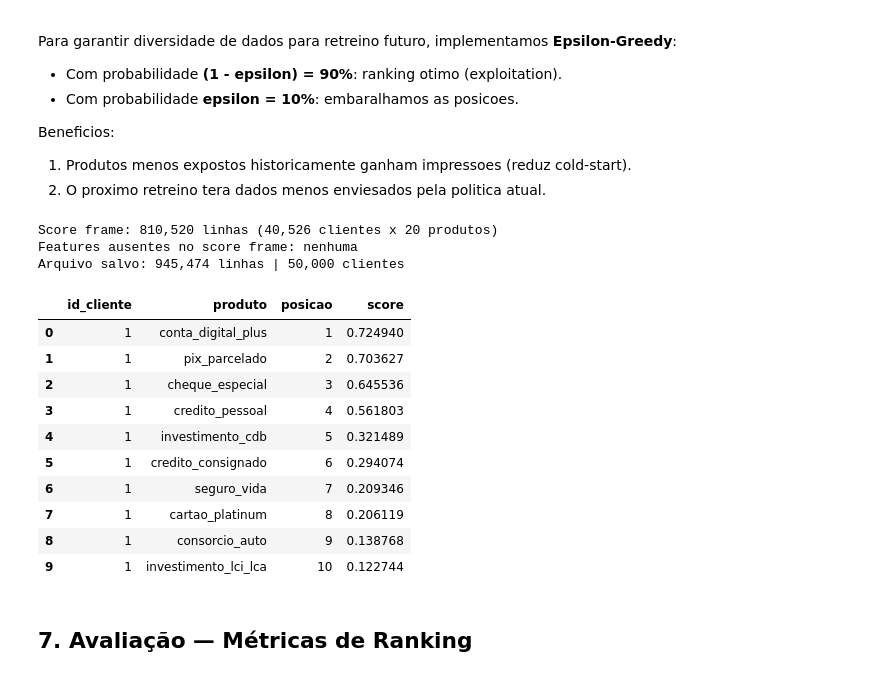
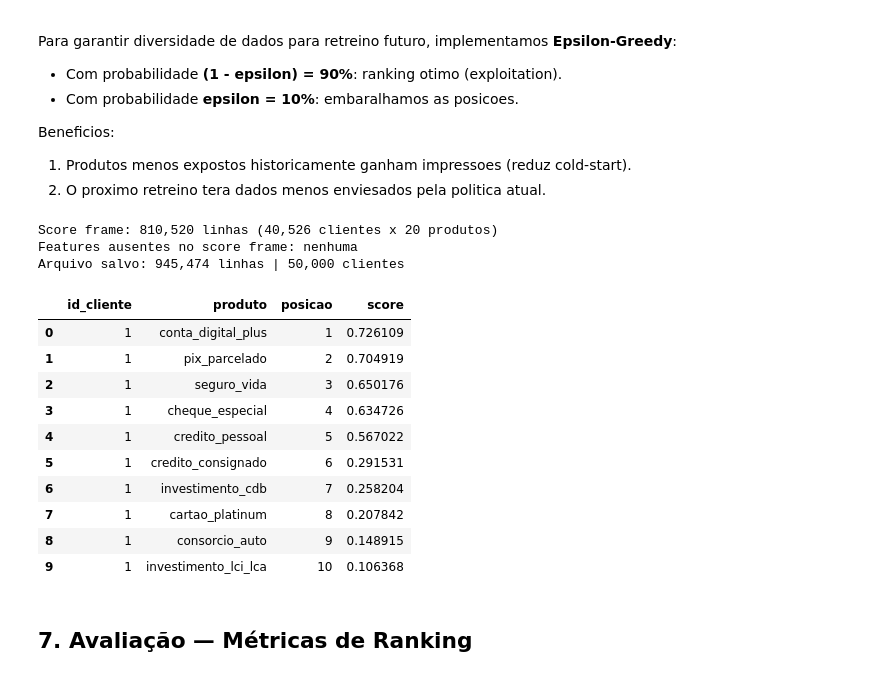
Before and after one commit to Cirokun/case-sistema-recomendacao-II, a Jupyter notebook: notebook_recomendacao_per_product.ipynb, the cells around one changed output. Cells and saved outputs as stored; diff of their text form; code cells hidden in the pictures.

```diff
--- a/notebook_recomendacao_per_product.ipynb
+++ b/notebook_recomendacao_per_product.ipynb
@@ -542,7 +511,7 @@ Datasets prontos.
 # %%
 
 FEATURES = [
-    # Client
+    # Perfil do cliente
     'idade', 'segmento_enc', 'canal_preferencial_enc', 'genero_enc',
     'score_credito', 'renda_mensal', 'saldo_medio_conta', 'qtd_meses_cliente',
     'qtd_produtos_ativos', 'qtd_transacoes_pix_6m', 'vlr_total_investimentos',
@@ -550,19 +519,15 @@ FEATURES = [
     'vlr_limite_credito', 'pct_utilizacao_limite',
     'renda_saldo_ratio', 'gasto_renda_ratio', 'inv_renda_ratio',
     'utilizacao_limite_bin', 'cliente_antigo', 'alta_renda',
-    # Context
-    'posicao_exibicao',   # included to learn position bias; fixed to 1 at inference
+    # Contexto da exibição
+    'posicao_exibicao',   # incluída para capturar o viés de posição; fixada em 1 na inferência
     'canal_enc',
-    # Client-product history — 6-month rolling window, strictly before current safra
+    # Histórico cliente-produto — janela deslizante de 6 meses, estritamente antes da safra atual
     'cp_n_exibicoes_6m', 'cp_n_cliques_6m', 'cp_clicou_antes_6m',
-    'cp_pos_media_6m', 'cp_n_contratos_6m',
-    # Preference signal
+    'cp_n_contratos_6m',
+    # Sinal de afinidade de categoria
     'mesma_cat_preferida',
 ]
-# NOTE: produto_enc, prod_conv_rate, prod_clique_rate, prod_n_impressoes, receita_media
-# and margem are removed from FEATURES because each model is now trained exclusively
-# on data for its own product — those signals are captured implicitly by the per-product
-# intercept and the training distribution itself.
 # %% [markdown]
 ### 5.2 Construção das Matrizes de Treino/Teste por Produto
 
@@ -856,14 +824,14 @@ def gerar_recomendacoes(clientes_df, contratos_df, models, scalers,
 
     return pd.DataFrame(all_recs, columns=['id_cliente', 'produto', 'posicao', 'score'])
 # %%
-# Build the scoring DataFrame: one row per (id_cliente, produto),
-# with posicao_exibicao=1 (causal debiasing) for every row.
+# Constrói o DataFrame de pontuação: uma linha por (id_cliente, produto),
+# com posicao_exibicao=1 (debiasing causal) em todas as linhas.
 #
-# Strategy: for each client take their most recent test row to carry
-# the latest client-level features, then cross-join with all products
-# to get one (client, product) pair per combination.
+# Estratégia: para cada cliente, usa a linha mais recente do teste para capturar
+# o estado de perfil mais atualizado, depois faz cross-join com todos os produtos
+# para obter um par (cliente, produto) por combinação.
 
-# Most-recent client snapshot from test set
+# Snapshot mais recente do cliente no conjunto de teste
 client_snap = (
     test_df
     .sort_values('timestamp')
@@ -871,82 +839,82 @@ client_snap = (
     .set_index('id_cliente')
 )
 
-# Cross-join: every client x every product
+# Cross-join: todos os clientes × todos os produtos
 all_client_ids = client_snap.index.tolist()
 cross = pd.DataFrame(
     [(cid, prod) for cid in all_client_ids for prod in prod_classes],
     columns=['id_cliente', 'produto']
 )
 
-# Merge client features onto the cross-joined frame.
-# Exclude cp_ features: they are product-specific and will be re-joined
-# below via cp_latest on (id_cliente, produto). Including them here causes
-# duplicate column names (_x/_y) after the second merge → KeyError on fillna.
+# Une features de perfil do cliente ao frame de pontuação.
+# Exclui features cp_: são específicas por (cliente, produto) e serão unidas
+# separadamente via cp_latest, evitando colunas duplicadas (_x/_y) no merge.
 client_feat_cols = [c for c in client_snap.columns
                     if (c in FEATURES or c == 'safra') and not c.startswith('cp_')]
 cross = cross.merge(client_snap[client_feat_cols].reset_index(), on='id_cliente', how='left')
 
-# Merge product-level cp_hist features (6m history) — use the latest available safra
+# Une features cp_hist (histórico 6m) — usa a safra mais recente disponível
 latest_safra = test_df['safra'].max()
 cp_latest = cp_hist_temporal[cp_hist_temporal['safra'] == latest_safra]
 cross = cross.merge(cp_latest[['id_cliente','produto',
                                 'cp_n_exibicoes_6m','cp_n_cliques_6m',
-                                'cp_clicou_antes_6m','cp_pos_media_6m',
+                                'cp_clicou_antes_6m',
                                 'cp_n_contratos_6m']],
                     on=['id_cliente','produto'], how='left')
 cross = fill_cp_features(cross)
 
-# Merge categoria_preferida
+# Une categoria_preferida do cliente na safra mais recente
 cat_latest = cat_preferida_temporal[cat_preferida_temporal['safra'] == latest_safra]
 cross = cross.merge(cat_latest[['id_cliente','categoria_preferida']],
                     on='id_cliente', how='left')
 
-# Merge product categoria for the match flag
+# Une categoria do produto para calcular flag de correspondência com preferência
 cross = cross.merge(produtos[['produto','categoria','receita_media','margem']],
                     on='produto', how='left')
 cross['mesma_cat_preferida'] = (
     cross['categoria'] == cross['categoria_preferida']
 ).fillna(False).astype(int)
 
-# Canal encoding (use client preferred canal)
+# Usa canal preferencial do cliente como contexto de canal
 cross['canal_enc'] = cross.get('canal_enc', cross['canal_preferencial_enc'] if 'canal_preferencial_enc' in cross.columns else 0)
 
-# Causal debiasing: fix posicao_exibicao = 1 for all rows
+# Debiasing causal: fixa posicao_exibicao = 1 em todas as linhas
+# Equivalente ao do(posicao=1) de Pearl — estima preferência livre do viés histórico de posição
 cross['posicao_exibicao'] = 1
 
 print(f'Score frame: {cross.shape[0]:,} linhas ({len(all_client_ids):,} clientes x {len(prod_classes)} produtos)')
 missing_feats = [f for f in FEATURES if f not in cross.columns]
 print(f'Features ausentes no score frame: {missing_feats or "nenhuma"}')
 
 recs_df = gerar_recomendacoes(
     clientes_df       = clientes,
     contratos_df      = contratos,
     models            = models,
     scalers           = scalers,
     prod_classes      = prod_classes,
-    score_features_df = cross,   # posicao_exibicao=1 ja configurado
-    epsilon           = 0.10,    # 10% das sessoes embaralham posicoes 6-20
+    score_features_df = cross,   # posicao_exibicao=1 já configurado
+    epsilon           = 0.10,    # 10% das sessões embaralham posições 6-20
     seed              = 42,
 )
 
 recs_df.to_csv('recomendacoes.csv', index=False)
 print(f'Arquivo salvo: {len(recs_df):,} linhas | {recs_df.id_cliente.nunique():,} clientes')
 recs_df.head(10)
 # %% [output]
 Score frame: 810,520 linhas (40,526 clientes x 20 produtos)
 Features ausentes no score frame: nenhuma
 Arquivo salvo: 945,474 linhas | 50,000 clientes
 |  | id_cliente | produto | posicao | score |
-| 0 | 1 | conta_digital_plus | 1 | 0.724940 |
-| 1 | 1 | pix_parcelado | 2 | 0.703627 |
-| 2 | 1 | cheque_especial | 3 | 0.645536 |
-| 3 | 1 | credito_pessoal | 4 | 0.561803 |
-| 4 | 1 | investimento_cdb | 5 | 0.321489 |
-| 5 | 1 | credito_consignado | 6 | 0.294074 |
-| 6 | 1 | seguro_vida | 7 | 0.209346 |
-| 7 | 1 | cartao_platinum | 8 | 0.206119 |
-| 8 | 1 | consorcio_auto | 9 | 0.138768 |
-| 9 | 1 | investimento_lci_lca | 10 | 0.122744 |
+| 0 | 1 | conta_digital_plus | 1 | 0.726109 |
+| 1 | 1 | pix_parcelado | 2 | 0.704919 |
+| 2 | 1 | seguro_vida | 3 | 0.650176 |
+| 3 | 1 | cheque_especial | 4 | 0.634726 |
+| 4 | 1 | credito_pessoal | 5 | 0.567022 |
+| 5 | 1 | credito_consignado | 6 | 0.291531 |
+| 6 | 1 | investimento_cdb | 7 | 0.258204 |
+| 7 | 1 | cartao_platinum | 8 | 0.207842 |
+| 8 | 1 | consorcio_auto | 9 | 0.148915 |
+| 9 | 1 | investimento_lci_lca | 10 | 0.106368 |
 # %% [markdown]
 ## 7. Avaliação — Métricas de Ranking
 # %% [markdown]
```
Also changed, not shown: parts of 55 cells of this notebook, 3 other files.
